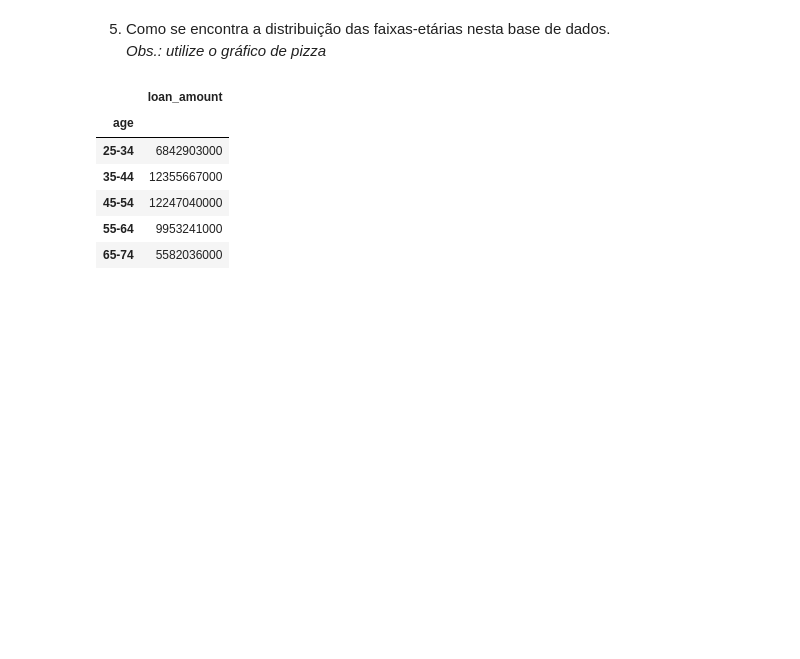
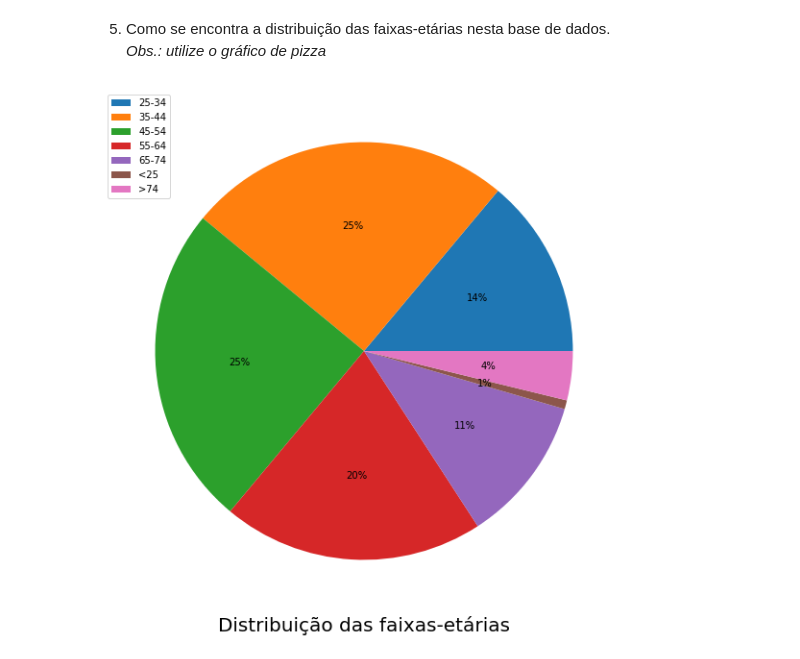
Before and after one commit to joaopasini/letscode_repository, a Jupyter notebook: Módulo 5 - Técnicas de Programação II - Python/Aulas/Aula 3 - Matplotlib.ipynb, the cells around one changed output. Drawn from its saved outputs; the diff is of its cells as text; code cells hidden in the pictures; blank space fills up the shorter version.

```diff
--- a/Módulo 5 - Técnicas de Programação II - Python/Aulas/Aula 3 - Matplotlib.ipynb
+++ b/Módulo 5 - Técnicas de Programação II - Python/Aulas/Aula 3 - Matplotlib.ipynb
@@ -489,13 +502,9 @@ plt.boxplot(df_loan['loan_amount']);
 5) Como se encontra a distribuição das faixas-etárias nesta base de dados.
 *Obs.: utilize o gráfico de pizza*
 # %%
-df_age = df_loan.pivot_table(index='age', values='loan_amount', aggfunc='sum')
-df_age.head()
+df_age = df_loan.pivot_table(index='age', values='loan_amount', aggfunc='sum').plot(y='loan_amount', kind='pie', figsize=(20,10),autopct='%1.0f%%',labeldistance=None)
+
+df_age.set_ylabel(None)
+df_age.set_xlabel("Distribuição das faixas-etárias", fontsize=20);
 # %% [output]
-|  | loan_amount |
-| age |  |
-| 25-34 | 6842903000 |
-| 35-44 | 12355667000 |
-| 45-54 | 12247040000 |
-| 55-64 | 9953241000 |
-| 65-74 | 5582036000 |
+[figure, added]
```
Also changed, not shown: parts of 19 cells of this notebook, 1 other file.
